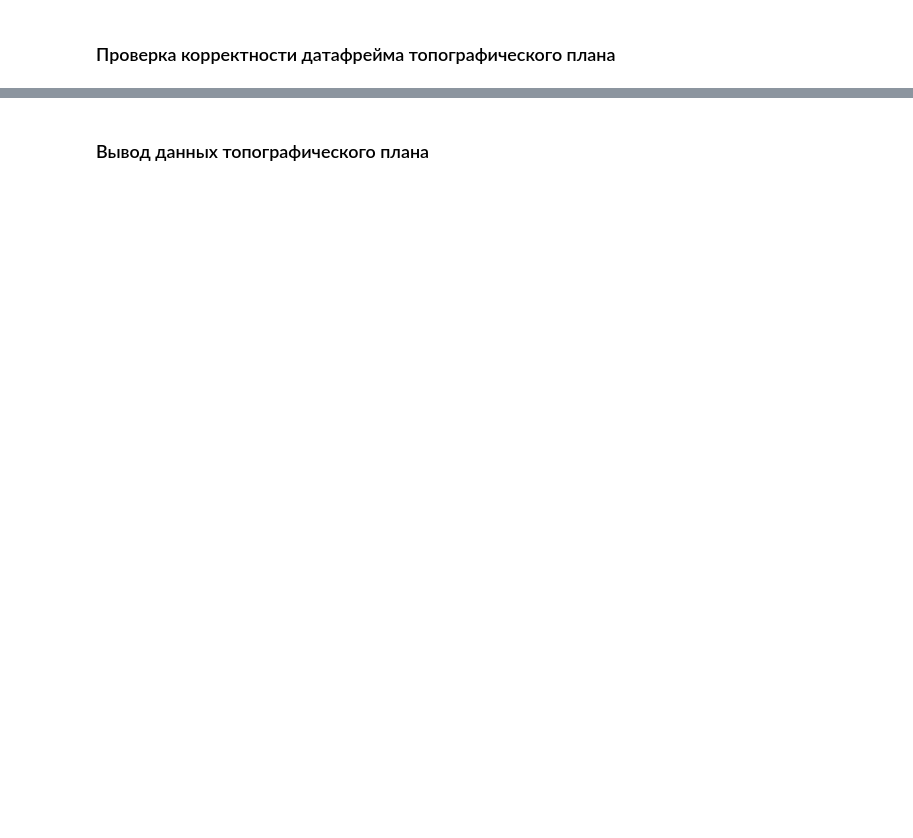
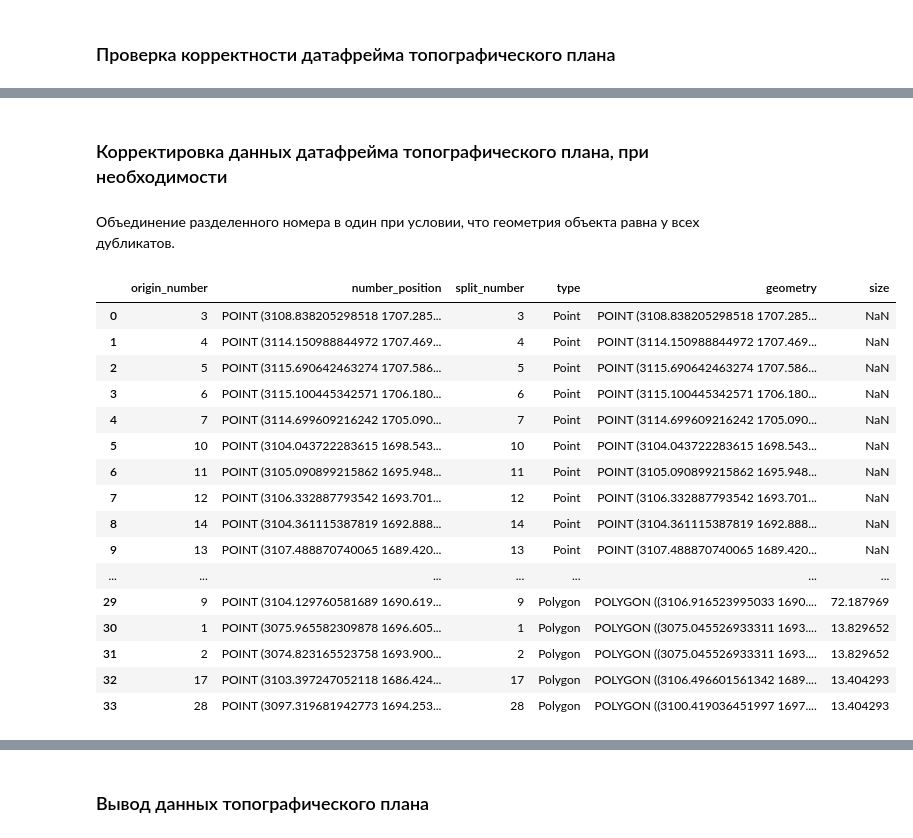
Before and after one commit to maxmyslivets/TaxationMaster, a Jupyter notebook: TaxationTool.ipynb, the cells around one changed output, grey strips where cells are left out. Cells and saved outputs as stored; diff of their text form; code cells hidden in the pictures; blank space fills up the shorter version.

```diff
--- a/TaxationTool.ipynb
+++ b/TaxationTool.ipynb
@@ -81,0 +98,26 @@ if any(duplicated_slit_numbers):
+# %% [markdown]
+### Корректировка данных датафрейма топографического плана, при необходимости
+# %% [markdown]
+Объединение разделенного номера в один при условии, что геометрия объекта равна у всех дубликатов.
+# %%
+topographic_plan = topographic_plan.drop_duplicates(subset=['split_number', 'geometry'])
+
+topographic_plan
+# %% [output]
+|  | origin_number | number_position | split_number | type | geometry | size |
+| 0 | 3 | POINT (3108.838205298518 1707.285... | 3 | Point | POINT (3108.838205298518 1707.285... | NaN |
+| 1 | 4 | POINT (3114.150988844972 1707.469... | 4 | Point | POINT (3114.150988844972 1707.469... | NaN |
+| 2 | 5 | POINT (3115.690642463274 1707.586... | 5 | Point | POINT (3115.690642463274 1707.586... | NaN |
+| 3 | 6 | POINT (3115.100445342571 1706.180... | 6 | Point | POINT (3115.100445342571 1706.180... | NaN |
+| 4 | 7 | POINT (3114.699609216242 1705.090... | 7 | Point | POINT (3114.699609216242 1705.090... | NaN |
+| 5 | 10 | POINT (3104.043722283615 1698.543... | 10 | Point | POINT (3104.043722283615 1698.543... | NaN |
+| 6 | 11 | POINT (3105.090899215862 1695.948... | 11 | Point | POINT (3105.090899215862 1695.948... | NaN |
+| 7 | 12 | POINT (3106.332887793542 1693.701... | 12 | Point | POINT (3106.332887793542 1693.701... | NaN |
+| 8 | 14 | POINT (3104.361115387819 1692.888... | 14 | Point | POINT (3104.361115387819 1692.888... | NaN |
+| 9 | 13 | POINT (3107.488870740065 1689.420... | 13 | Point | POINT (3107.488870740065 1689.420... | NaN |
+| ... | ... | ... | ... | ... | ... | ... |
+| 29 | 9 | POINT (3104.129760581689 1690.619... | 9 | Polygon | POLYGON ((3106.916523995033 1690.... | 72.187969 |
+| 30 | 1 | POINT (3075.965582309878 1696.605... | 1 | Polygon | POLYGON ((3075.045526933311 1693.... | 13.829652 |
+| 31 | 2 | POINT (3074.823165523758 1693.900... | 2 | Polygon | POLYGON ((3075.045526933311 1693.... | 13.829652 |
+| 32 | 17 | POINT (3103.397247052118 1686.424... | 17 | Polygon | POLYGON ((3106.496601561342 1689.... | 13.404293 |
+| 33 | 28 | POINT (3097.319681942773 1694.253... | 28 | Polygon | POLYGON ((3100.419036451997 1697.... | 13.404293 |
```
Also changed, not shown: parts of 14 cells of this notebook, 1 other file.
